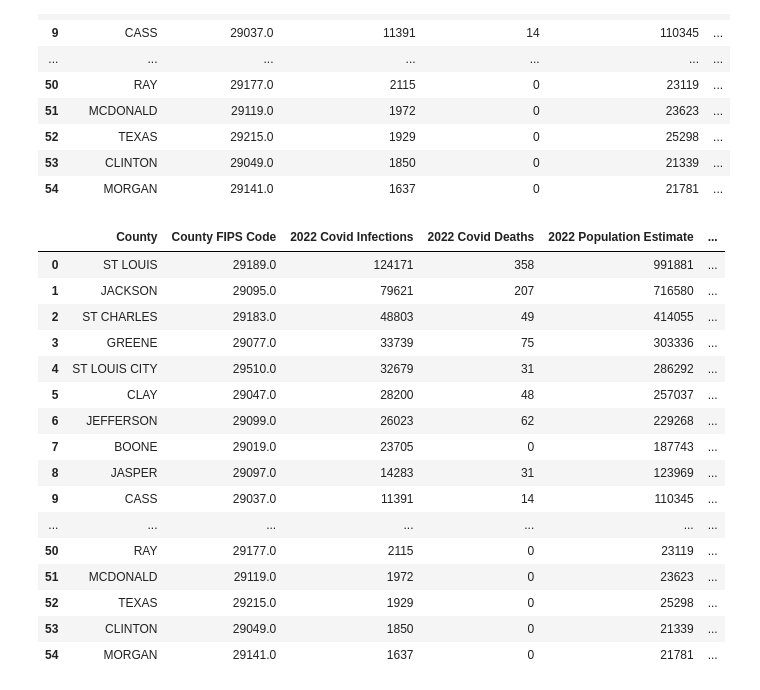
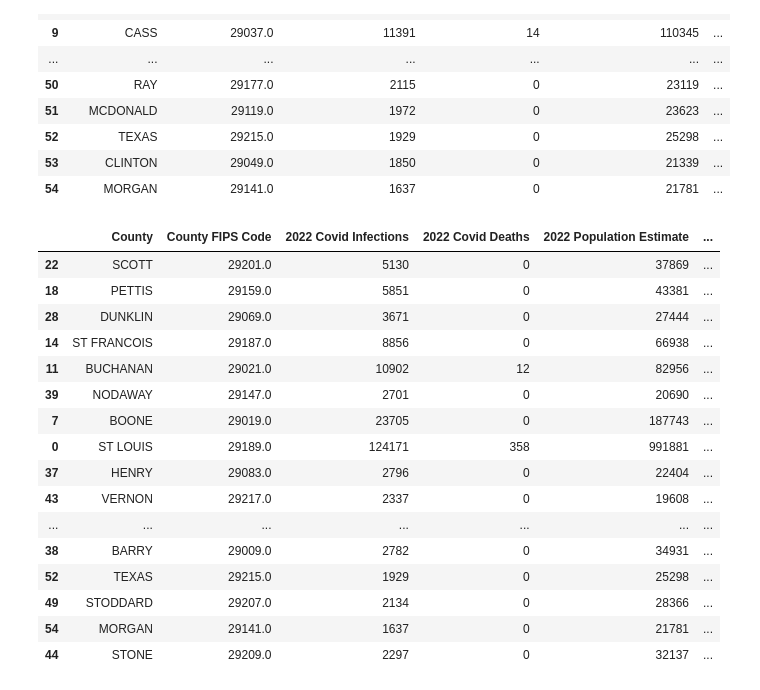
Before and after one commit to jeffreyliu12/biomed-computing-project, a Jupyter notebook: data_generation.ipynb, the cells around one changed output. Drawn from its saved outputs; the diff is of its cells as text; code cells hidden in the pictures.

```diff
--- a/data_generation.ipynb
+++ b/data_generation.ipynb
@@ -305,28 +305,28 @@ merged_data
 # %%
 merged_data = merged_data.rename(columns={
     'county_fips_code': 'County FIPS Code',
     'covid_infections_2022': '2022 Covid Infections',
     'covid_deaths_2022': '2022 Covid Deaths'
 })
-
+merged_data = merged_data.sort_values(by='Covid Infections Per Capita', ascending = False)
 merged_data
 # %% [output]
 |  | County | County FIPS Code | 2022 Covid Infections | 2022 Covid Deaths | 2022 Population Estimate | ... |
+| 22 | SCOTT | 29201.0 | 5130 | 0 | 37869 | ... |
+| 18 | PETTIS | 29159.0 | 5851 | 0 | 43381 | ... |
+| 28 | DUNKLIN | 29069.0 | 3671 | 0 | 27444 | ... |
+| 14 | ST FRANCOIS | 29187.0 | 8856 | 0 | 66938 | ... |
+| 11 | BUCHANAN | 29021.0 | 10902 | 12 | 82956 | ... |
+| 39 | NODAWAY | 29147.0 | 2701 | 0 | 20690 | ... |
+| 7 | BOONE | 29019.0 | 23705 | 0 | 187743 | ... |
 | 0 | ST LOUIS | 29189.0 | 124171 | 358 | 991881 | ... |
-| 1 | JACKSON | 29095.0 | 79621 | 207 | 716580 | ... |
-| 2 | ST CHARLES | 29183.0 | 48803 | 49 | 414055 | ... |
-| 3 | GREENE | 29077.0 | 33739 | 75 | 303336 | ... |
-| 4 | ST LOUIS CITY | 29510.0 | 32679 | 31 | 286292 | ... |
-| 5 | CLAY | 29047.0 | 28200 | 48 | 257037 | ... |
-| 6 | JEFFERSON | 29099.0 | 26023 | 62 | 229268 | ... |
-| 7 | BOONE | 29019.0 | 23705 | 0 | 187743 | ... |
-| 8 | JASPER | 29097.0 | 14283 | 31 | 123969 | ... |
-| 9 | CASS | 29037.0 | 11391 | 14 | 110345 | ... |
+| 37 | HENRY | 29083.0 | 2796 | 0 | 22404 | ... |
+| 43 | VERNON | 29217.0 | 2337 | 0 | 19608 | ... |
 | ... | ... | ... | ... | ... | ... | ... |
-| 50 | RAY | 29177.0 | 2115 | 0 | 23119 | ... |
-| 51 | MCDONALD | 29119.0 | 1972 | 0 | 23623 | ... |
+| 38 | BARRY | 29009.0 | 2782 | 0 | 34931 | ... |
 | 52 | TEXAS | 29215.0 | 1929 | 0 | 25298 | ... |
-| 53 | CLINTON | 29049.0 | 1850 | 0 | 21339 | ... |
+| 49 | STODDARD | 29207.0 | 2134 | 0 | 28366 | ... |
 | 54 | MORGAN | 29141.0 | 1637 | 0 | 21781 | ... |
+| 44 | STONE | 29209.0 | 2297 | 0 | 32137 | ... |
 # %%
 merged_data.to_csv('missouri_counties_covid_and_economic_data_2022.csv', index=False)
```
Also changed, not shown: 5 other files.
